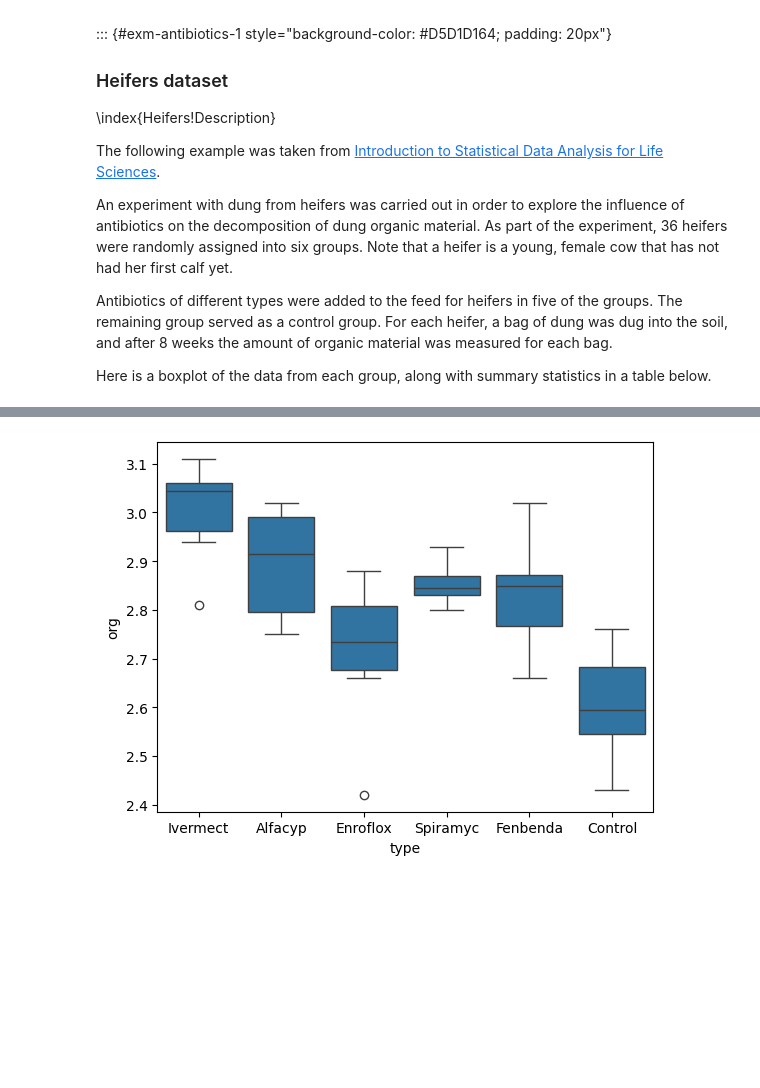
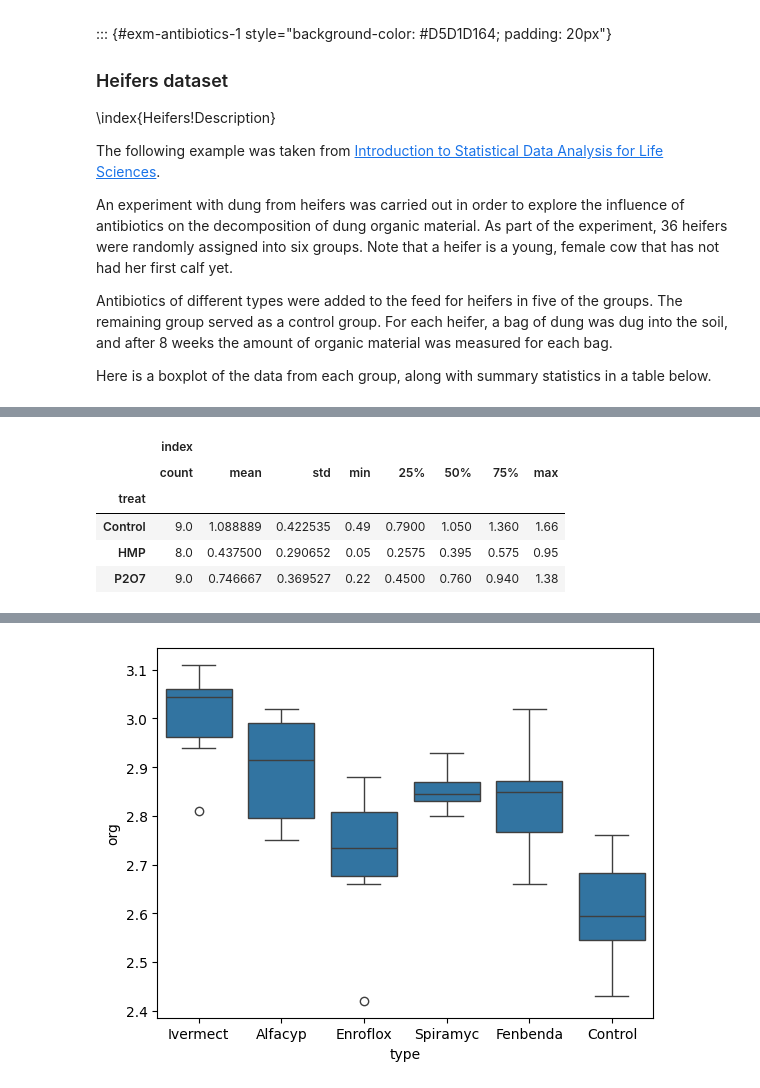
Before and after one commit to singator/ind5003-book, a Jupyter notebook: 02-inference-new.ipynb, the cells around one changed output, grey strips where cells are left out. Saved outputs shown, nothing was run; the diff lists cells and outputs as text; code cells hidden in the pictures; blank space fills up the shorter version.

```diff
--- a/02-inference-new.ipynb
+++ b/02-inference-new.ipynb
@@ -500,3 +325,12 @@ OLS Regression Results
 | Kurtosis: | 2.066 | Cond. No. | 3.68 |
 Notes:
 [1] Standard Errors assume that the covariance matrix of the errors is correctly specified.
+# %%
+tartar.groupby('treat').describe()
+# %% [output]
+|  | index |  |  |  |  |  |  |  |
+|  | count | mean | std | min | 25% | 50% | 75% | max |
+| treat |  |  |  |  |  |  |  |  |
+| Control | 9.0 | 1.088889 | 0.422535 | 0.49 | 0.7900 | 1.050 | 1.360 | 1.66 |
+| HMP | 8.0 | 0.437500 | 0.290652 | 0.05 | 0.2575 | 0.395 | 0.575 | 0.95 |
+| P2O7 | 9.0 | 0.746667 | 0.369527 | 0.22 | 0.4500 | 0.760 | 0.940 | 1.38 |
```
Also changed, not shown: parts of 19 cells of this notebook, 2 other files.
